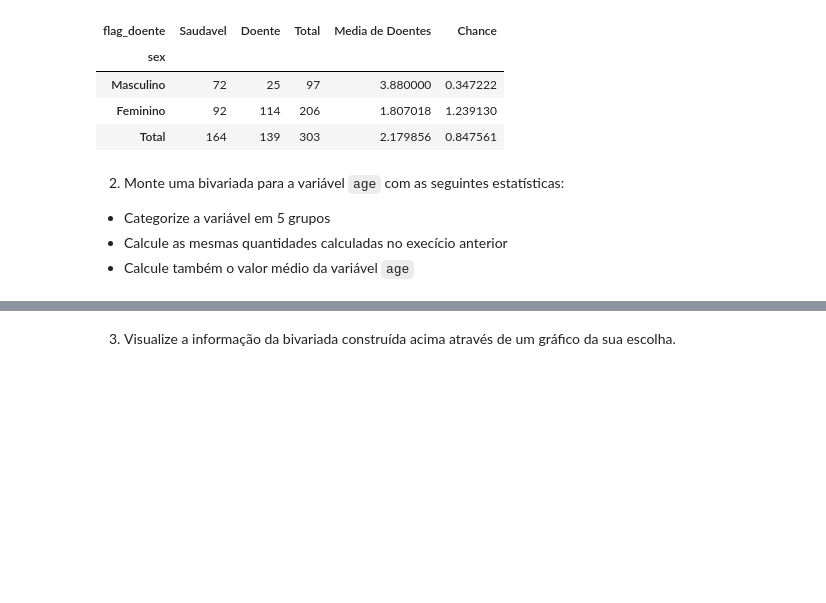
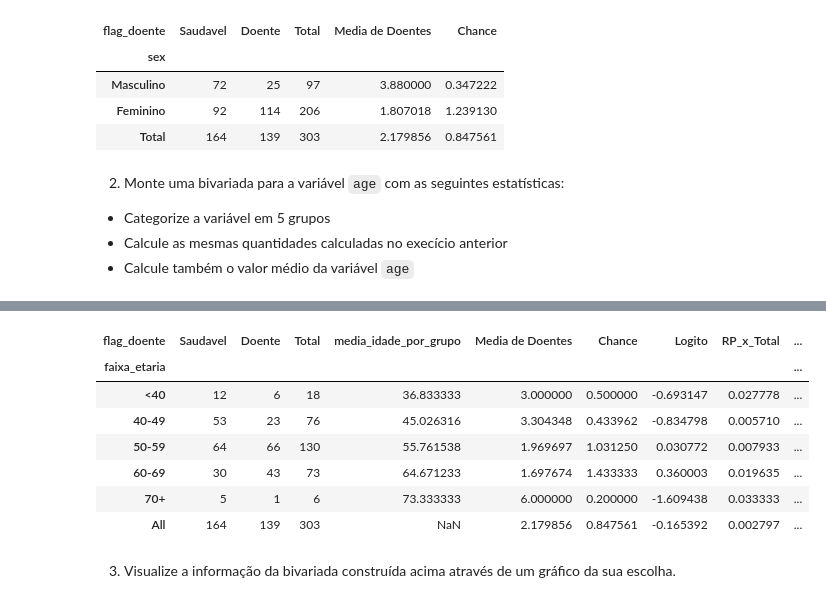
Before and after one commit to giveuperror/modulo-18, a Jupyter notebook: modulo18-exerc1.ipynb, the cells around one changed output, grey strips where cells are left out. Cells and saved outputs as stored; diff of their text form; code cells hidden in the pictures; blank space fills up the shorter version.

````diff
--- a/modulo18-exerc1.ipynb
+++ b/modulo18-exerc1.ipynb
@@ -114,3 +114,11 @@ tab_sex
 - Categorize a variável em 5 grupos
 - Calcule as mesmas quantidades calculadas no execício anterior
 - Calcule também o valor médio da variável ```age```
+# %%
+bins = [0, 40, 50, 60, 70, 100]
+labels = ['<40', '40-49', '50-59', '60-69', '70+']
+df['faixa_etaria'] = pd.cut(df['age'], bins=bins, labels=labels)
+# %%
+tab_age = pd.crosstab(df['faixa_etaria'], df['flag_doente'], margins= True).rename(columns=
+                                                                          {0 : 'Saudavel', 1 : 'Doente', 'All': 'Total'})
+tab_age.head(5)
@@ -117,2 +133,20 @@ tab_sex
+# %%
+tab_age['media_idade_por_grupo'] = df.groupby('faixa_etaria')['age'].mean()
+tab_age['Media de Doentes'] = tab_age['Total']/tab_age['Doente']
+tab_age['Chance'] = tab_age['Doente']/tab_age['Saudavel']
+tab_age['Logito'] = np.log(tab_age['Chance'])
+tab_age['RP_x_Total'] = tab_age['Chance']/tab_age['Total']
+tab_age['WOE'] = np.log(tab_age['RP_x_Total'])
+
+tab_age
+# %% [output]
+| flag_doente | Saudavel | Doente | Total | media_idade_por_grupo | Media de Doentes | Chance | Logito | RP_x_Total | ... |
+| faixa_etaria |  |  |  |  |  |  |  |  | ... |
+| <40 | 12 | 6 | 18 | 36.833333 | 3.000000 | 0.500000 | -0.693147 | 0.027778 | ... |
+| 40-49 | 53 | 23 | 76 | 45.026316 | 3.304348 | 0.433962 | -0.834798 | 0.005710 | ... |
+| 50-59 | 64 | 66 | 130 | 55.761538 | 1.969697 | 1.031250 | 0.030772 | 0.007933 | ... |
+| 60-69 | 30 | 43 | 73 | 64.671233 | 1.697674 | 1.433333 | 0.360003 | 0.019635 | ... |
+| 70+ | 5 | 1 | 6 | 73.333333 | 6.000000 | 0.200000 | -1.609438 | 0.033333 | ... |
+| All | 164 | 139 | 303 | NaN | 2.179856 | 0.847561 | -0.165392 | 0.002797 | ... |
 # %% [markdown]
 3. Visualize a informação da bivariada construída acima através de um gráfico da sua escolha.
````
Also changed, not shown: parts of 2 cells of this notebook.
